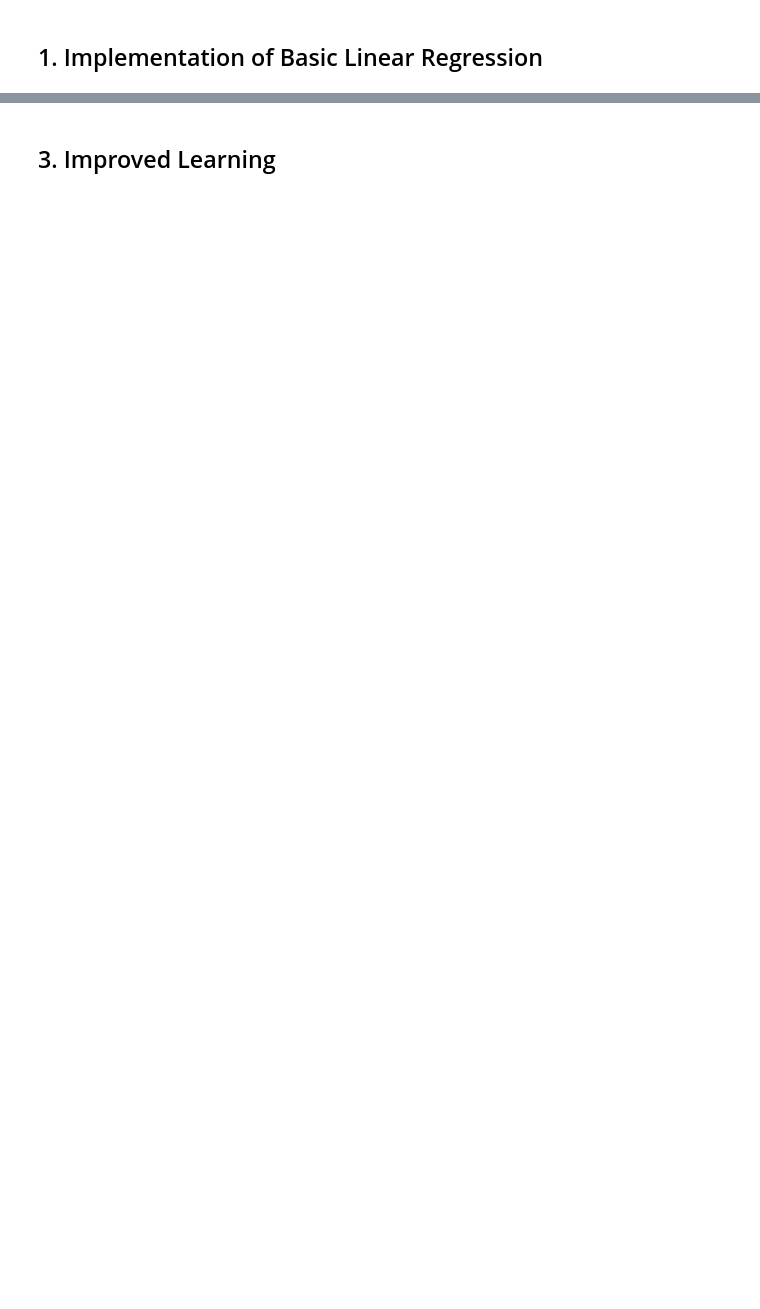
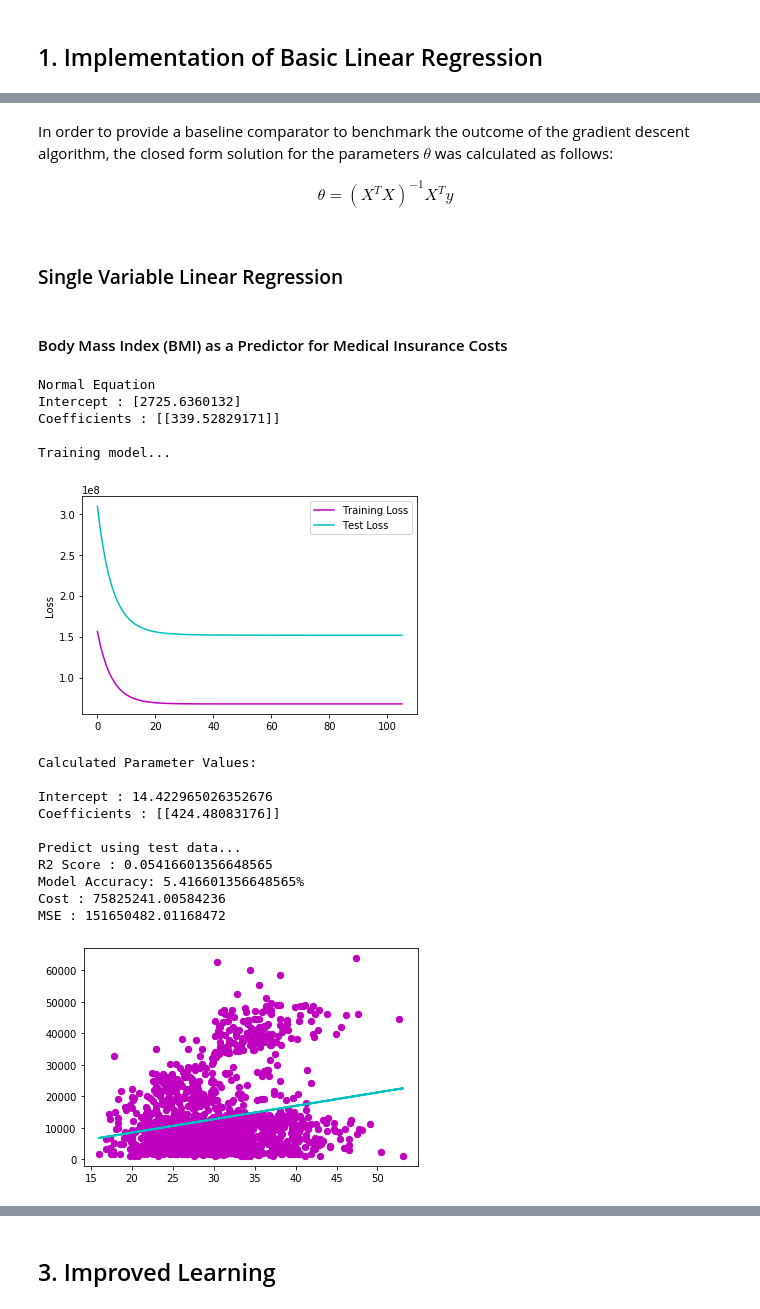
Before and after one commit to SamBall999/ACML-Assignments, a Jupyter notebook: A1_Linear_Regression/ACML_A1_1603701.ipynb, the cells around one changed output, grey strips where cells are left out. Saved outputs shown, nothing was run; the diff lists cells and outputs as text; code cells hidden in the pictures; blank space fills up the shorter version.

```diff
--- a/A1_Linear_Regression/ACML_A1_1603701.ipynb
+++ b/A1_Linear_Regression/ACML_A1_1603701.ipynb
@@ -171,0 +360,5 @@ A clear correlation between smoking and increased medical costs can be observed
+# %%
+#---STOPPING CONDITIONS---#
+
+def euclid(theta, theta_prev):
+    return np.linalg.norm(theta - theta_prev) # returns euclidean norm representing change in theta values
@@ -171,0 +443,8 @@ A clear correlation between smoking and increased medical costs can be observed
+# %% [markdown]
+In order to provide a baseline comparator to benchmark the outcome of the gradient descent algorithm, the closed form solution for the parameters $\theta$ was calculated as follows:
+
+$$
+\begin{align}
+\theta = (X^T X)^{-1} X^Ty
+\end{align}
+$$
@@ -171,0 +459,61 @@ A clear correlation between smoking and increased medical costs can be observed
+# %%
+def custom_linear_regr(x, y, lr, epsilon):
+
+    # split data into train and test sets
+    x_train, x_test, y_train, y_test = train_test_split(x, y, test_size = 1/3, random_state = 0)
+
+    print("Normal Equation")
+    print("Intercept : {}".format(normal_eq(x_train, y_train)[0]))
+    print("Coefficients : {}".format(normal_eq(x_train, y_train)[1:]))
+
+
+    # perform batch gradient descent
+    print("\nTraining model...")
+    theta, theta_0 = batch_grad_desc(x_train, y_train, x_test, y_test, lr, epsilon) # fit model using training data
+
+    print("\nCalculated Parameter Values:\n")
+    print("Intercept : {}".format(theta_0))
+    print("Coefficients : {}".format(theta))
+
+    print("\nPredict using test data...")
+    y_pred = linear_pred(x_test, theta, theta_0) # predict on test data
+
+    score = r2_score(y_test , y_pred)
+    print("R2 Score : {}".format(score))
+    print("Model Accuracy: {}%".format(score * 100))
+
+
+    print("Cost : {}".format(cost(y_pred, y_test)))
+    print("MSE : {}".format(mean_squared_error(y_test, y_pred)))
+    print("\n")
+
+    return theta, theta_0
+# %% [markdown]
+### Single Variable Linear Regression
+# %% [markdown]
+#### Body Mass Index (BMI) as a Predictor for Medical Insurance Costs
+# %%
+learning_rate = 0.0001
+epsilon = 0.0005
+x = df[["bmi"]].values
+y = df[["charges"]].values
+theta, theta_0 = custom_linear_regr(x, y,  learning_rate, epsilon)
+plot_hypothesis(x, y, theta, theta_0)
+# %% [output]
+Normal Equation
+Intercept : [2725.6360132]
+Coefficients : [[339.52829171]]
+
+Training model...
+[figure, added]
+Calculated Parameter Values:
+
+Intercept : 14.422965026352676
+Coefficients : [[424.48083176]]
+
+Predict using test data...
+R2 Score : 0.05416601356648565
+Model Accuracy: 5.416601356648565%
+Cost : 75825241.00584236
+MSE : 151650482.01168472
+[figure, added]
```
Also changed, not shown: parts of 72 cells of this notebook.
